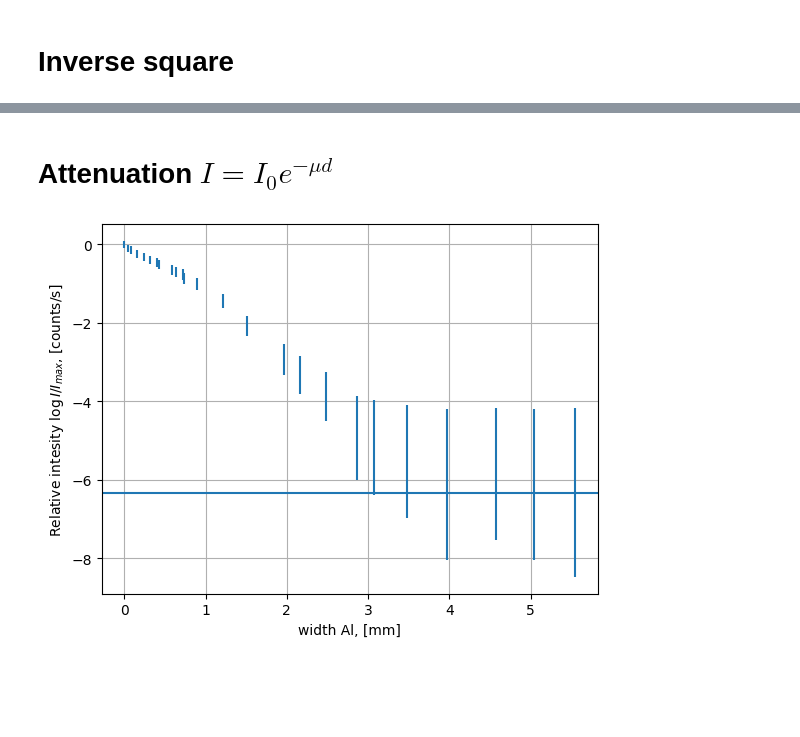
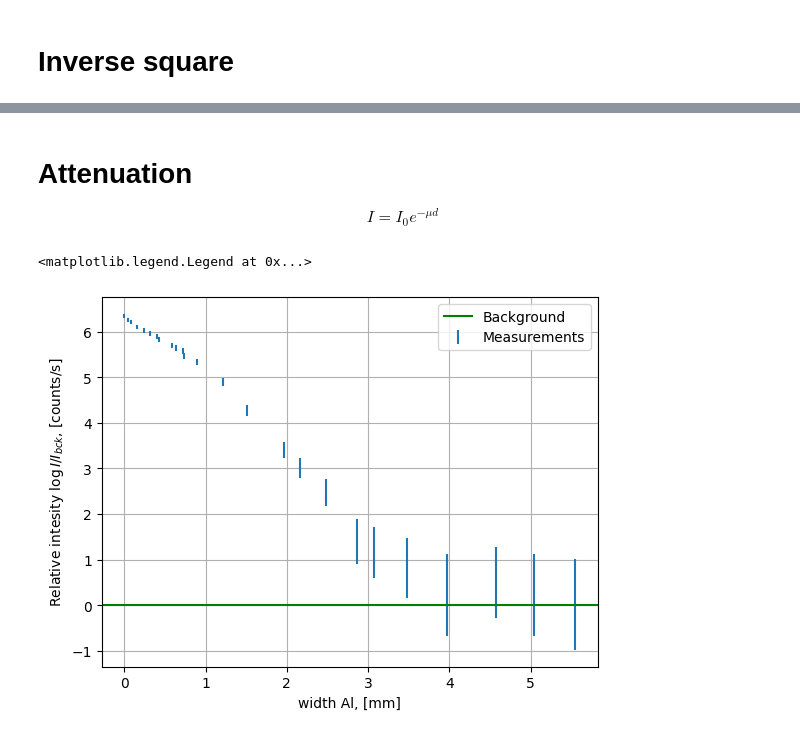
Before and after one commit to evgeny-kolonsky/Lab4_Nuclear, a Jupyter notebook: Lab4_Poisson_test.ipynb, the cells around one changed output, grey strips where cells are left out. Cells and saved outputs as stored; diff of their text form; code cells hidden in the pictures; blank space fills up the shorter version.

```diff
--- a/Lab4_Poisson_test.ipynb
+++ b/Lab4_Poisson_test.ipynb
@@ -99,6 +106,9 @@ plt.grid()
 # %% [markdown]
-# Attenuation $I = I_0 e^{-\mu d}$
+# Attenuation
+$$I = I_0 e^{-\mu d}$$
 # %%
+# colums 1 and 2 - width of aluminum plates between radiation source and GM intensity sensor (1e-6m)
+# column 2 - Intensity counts/min
 measurements = '''
 2480 3070  13
 2480 0     152
@@ -106,36 +116,39 @@ measurements = '''
 400 320 3381
 0  0   7280
 3070 0 41
 2160 0 259
 1970 0 386
 1510 0 913
 1210 0 1716
 900 0 2666
 740 0 3041
 590 0 3796
 430 0 4362
 400 0 4635
 320 0 4918
 240 0 5268
 160 0 5675
 80 0 6345
 40 0 6593
 3070 900 16
 3070 1970 16
 1970 900 52
 1970 1510 29
 3070 1510 21
 '''
 data = np.genfromtxt(measurements.splitlines())
 d1, d2, I = data.T
 d = d1 + d2
-I = I / 60 # counst/min -> counts/s
-I_rel = I / np.max(I) # relative
+I /= 60 # counst/min -> counts/s
+I_rel = I / I_background # relative
+I_err = np.sqrt(I_rel)
 
-plt.errorbar(d*1e-3, np.log(I_rel), yerr=1/np.sqrt(I), linestyle='')
+plt.errorbar(d*1e-3, np.log(I_rel), yerr=I_err/I_rel, linestyle='', label='Measurements')
 plt.xlabel('width Al, [mm]')
-plt.ylabel('Relative intesity $\log I/I_{max}$, [counts/s]')
-plt.axhline(np.log(I_background/np.max(I)))
+plt.ylabel(r'Relative intesity $\log I/I_{bck}$, [counts/s]')
+plt.axhline(0, color='green', label='Background')
 plt.grid()
+plt.legend()
 # %% [output]
+<matplotlib.legend.Legend at 0x...>
-[figure, old version]
+[figure, new version]
```
Also changed, not shown: parts of 5 cells of this notebook.
